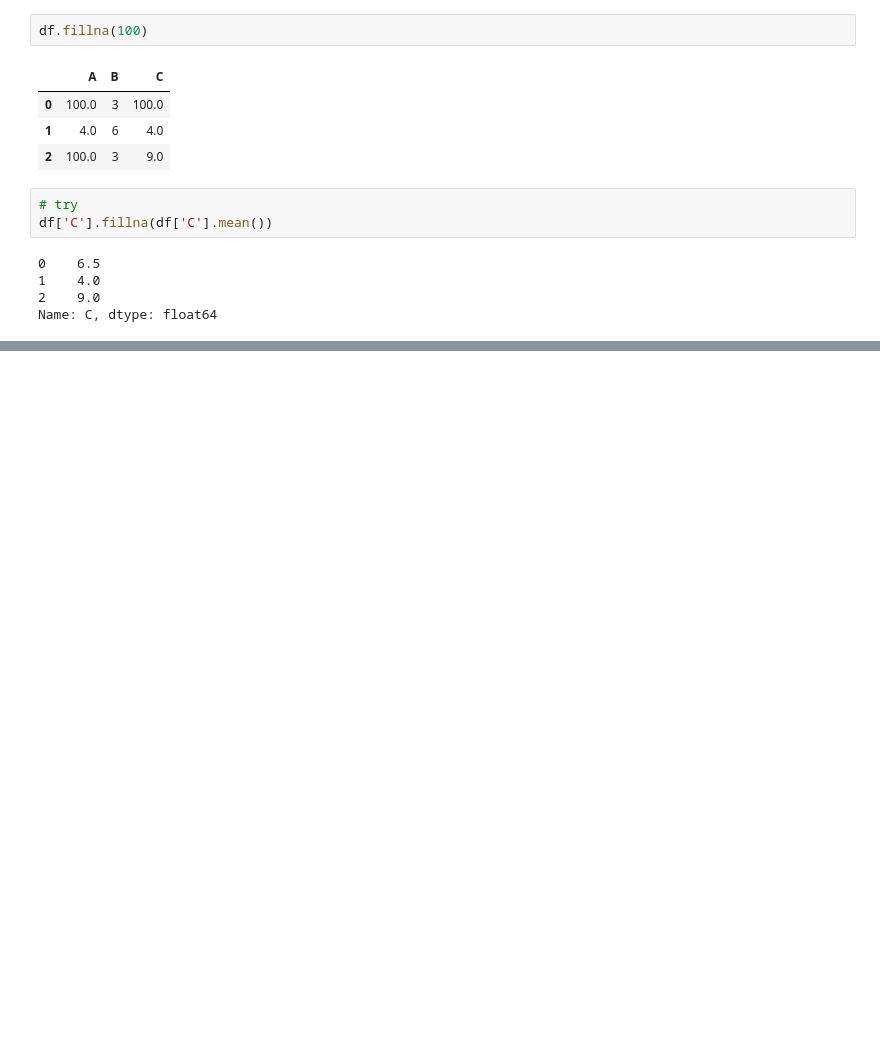
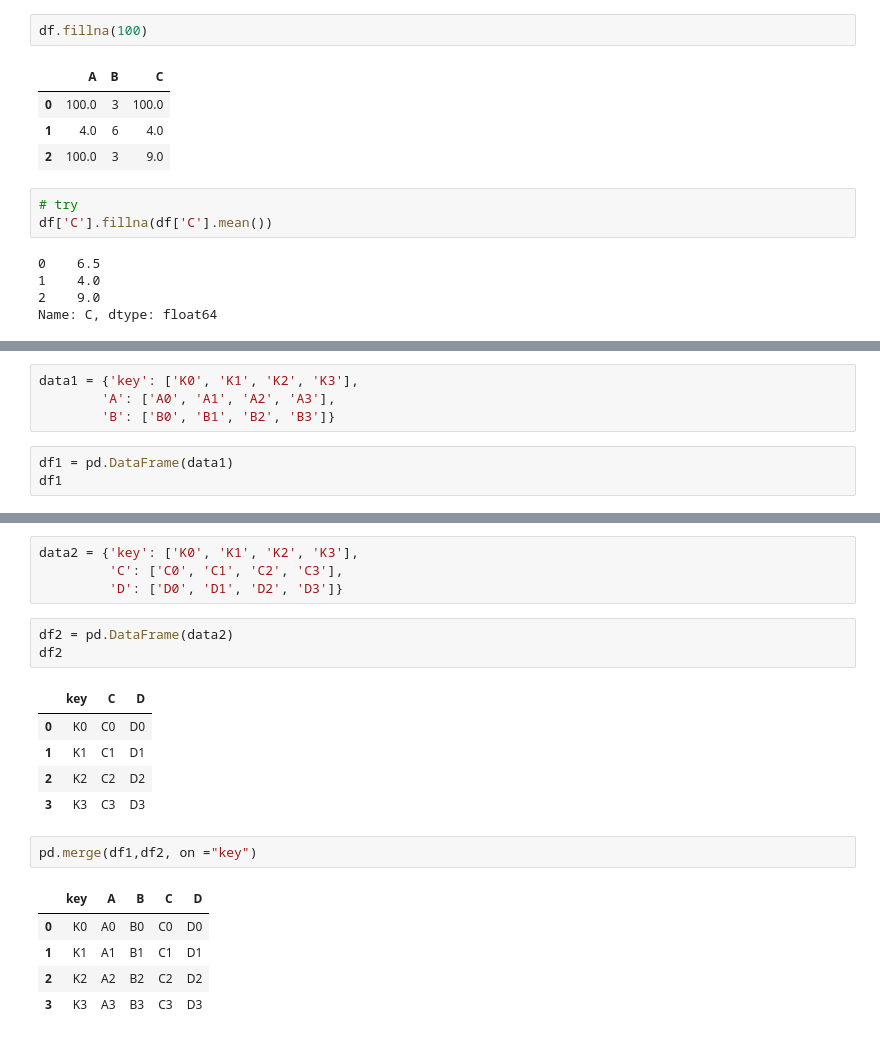
Before and after one commit to SwarupKarmokar/machine_learning_swarup, a Jupyter notebook: Panda_library/Pandas_basics.ipynb, the cells around one changed output, grey strips where cells are left out. Saved outputs shown, nothing was run; the diff lists cells and outputs as text; blank space fills up the shorter version.

```diff
--- a/Panda_library/Pandas_basics.ipynb
+++ b/Panda_library/Pandas_basics.ipynb
@@ -501,0 +645,7 @@ Name: C, dtype: float64
+# %%
+data1 = {'key': ['K0', 'K1', 'K2', 'K3'],
+        'A': ['A0', 'A1', 'A2', 'A3'],
+        'B': ['B0', 'B1', 'B2', 'B3']}
+# %%
+df1 = pd.DataFrame(data1)
+df1
@@ -501,0 +658,21 @@ Name: C, dtype: float64
+# %%
+data2 = {'key': ['K0', 'K1', 'K2', 'K3'],
+         'C': ['C0', 'C1', 'C2', 'C3'],
+         'D': ['D0', 'D1', 'D2', 'D3']}
+# %%
+df2 = pd.DataFrame(data2)
+df2
+# %% [output]
+|  | key | C | D |
+| 0 | K0 | C0 | D0 |
+| 1 | K1 | C1 | D1 |
+| 2 | K2 | C2 | D2 |
+| 3 | K3 | C3 | D3 |
+# %%
+pd.merge(df1,df2, on ="key")
+# %% [output]
+|  | key | A | B | C | D |
+| 0 | K0 | A0 | B0 | C0 | D0 |
+| 1 | K1 | A1 | B1 | C1 | D1 |
+| 2 | K2 | A2 | B2 | C2 | D2 |
+| 3 | K3 | A3 | B3 | C3 | D3 |
```
Also changed, not shown: parts of 30 cells of this notebook.
